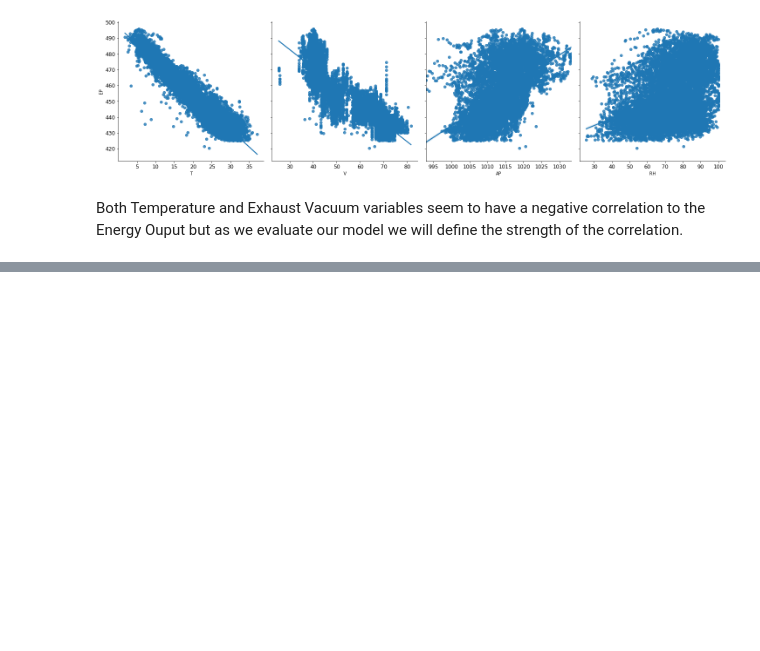
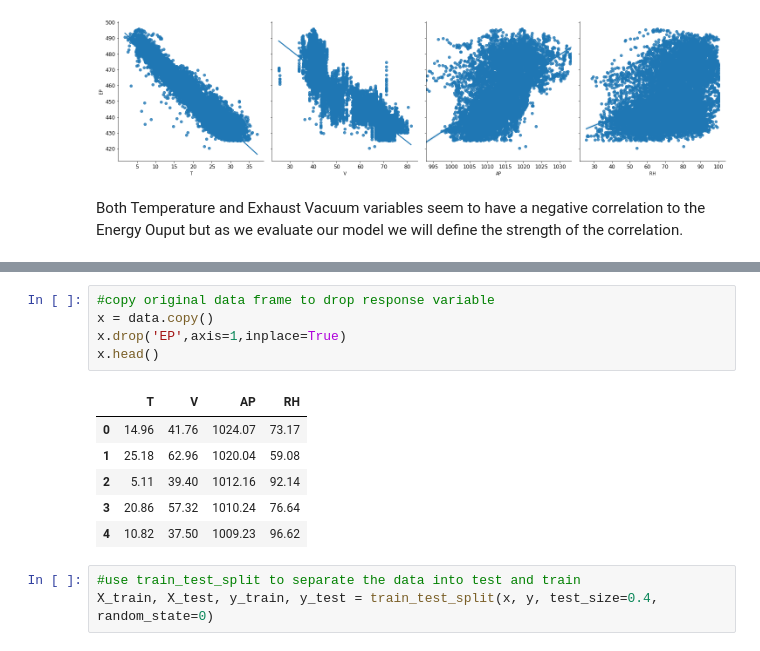
Before and after one commit to AlejandraZS10/DAV6150, a Jupyter notebook: assignment2/A_Zapata_M2 Practical Challenge.ipynb, the cells around one changed output, grey strips where cells are left out. Saved outputs shown, nothing was run; the diff lists cells and outputs as text; blank space fills up the shorter version.

```diff
--- a/assignment2/A_Zapata_M2 Practical Challenge.ipynb
+++ b/assignment2/A_Zapata_M2 Practical Challenge.ipynb
@@ -137,0 +160,15 @@ Both Temperature and Exhaust Vacuum variables seem to have a negative correlatio
+# %%
+#copy original data frame to drop response variable
+x = data.copy()
+x.drop('EP',axis=1,inplace=True)
+x.head()
+# %% [output]
+|  | T | V | AP | RH |
+| 0 | 14.96 | 41.76 | 1024.07 | 73.17 |
+| 1 | 25.18 | 62.96 | 1020.04 | 59.08 |
+| 2 | 5.11 | 39.40 | 1012.16 | 92.14 |
+| 3 | 20.86 | 57.32 | 1010.24 | 76.64 |
+| 4 | 10.82 | 37.50 | 1009.23 | 96.62 |
+# %%
+#use train_test_split to separate the data into test and train
+X_train, X_test, y_train, y_test = train_test_split(x, y, test_size=0.4, random_state=0)
```
Also changed, not shown: parts of 18 cells of this notebook.
